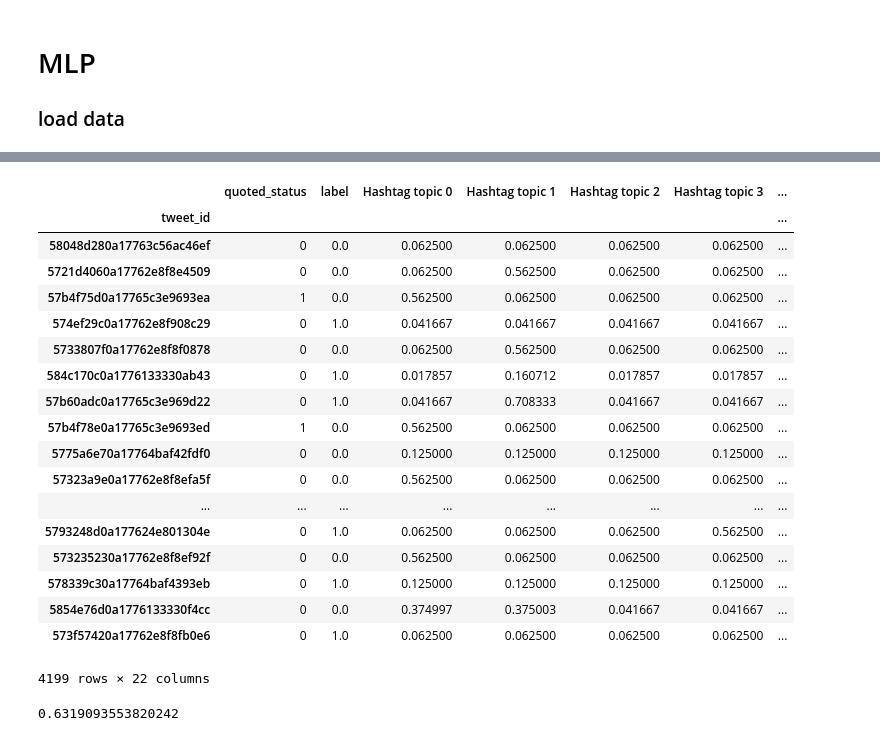
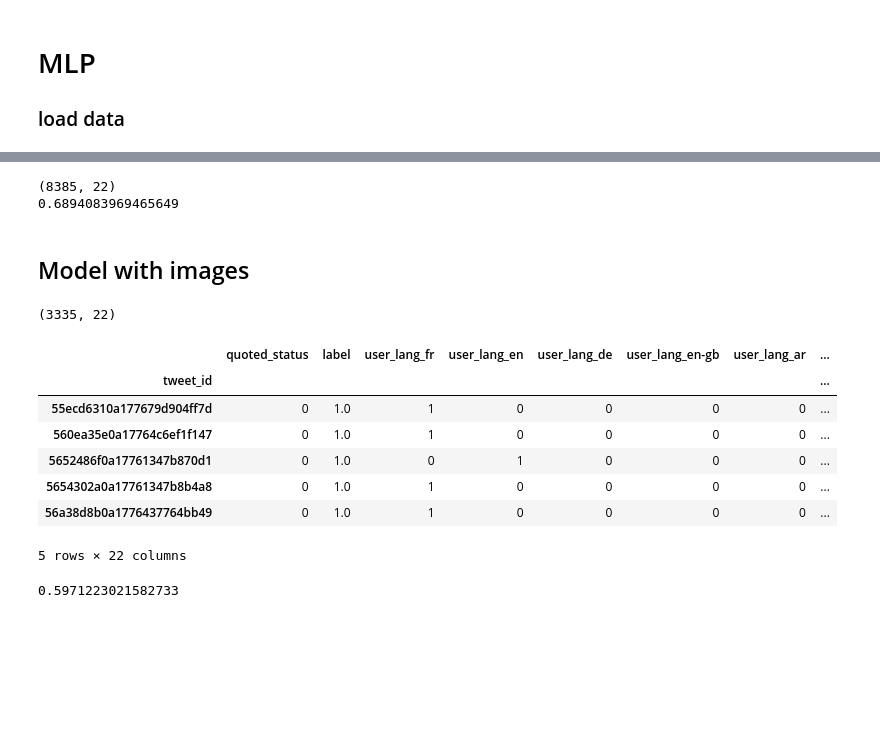
Before and after one commit to valstrl/CSM-project, a Jupyter notebook: mlp.ipynb, the cells around one changed output, grey strips where cells are left out. Saved outputs shown, nothing was run; the diff lists cells and outputs as text; code cells hidden in the pictures; blank space fills up the shorter version.

```diff
--- a/mlp.ipynb
+++ b/mlp.ipynb
@@ -119,34 +109,47 @@ Index([u'quoted_status', u'label', u'Hashtag topic 0', u'Hashtag topic 1',
 # %%
+gt_hashtag=gt[~gt['hashtags'].isnull()]
+gt_hashtag=gt_hashtag.drop(['hashtags'] + img_col + topic_col, axis= 1)
+print(gt_hashtag.shape)
+gt_hashtag.head()
+
 gt_hashtag = gt_hashtag.sample(frac=1)
 train_hashtag=gt_hashtag.iloc[0:int(round(0.5*gt_hashtag.shape[0]))]
 val_hashtag=gt_hashtag.iloc[ int(round(0.5*gt_hashtag.shape[0])): int(round(0.75*gt_hashtag.shape[0]))]
 test_hashtag=gt_hashtag.iloc[int(round(0.75*gt_hashtag.shape[0])): int(gt_hashtag.shape[0])]
+
+mlp_hashtag= MLPClassifier(activation ='relu', solver='adam') #alpha=0.0001 #batch size =200 , max_iter 200
+mlp_hashtag.fit(train_hashtag.drop('label',axis=1).fillna(0), train_hashtag['label'].fillna(0).astype(int))
+score_hashtag = mlp_hashtag.score(test_hashtag.drop('label', axis =1).fillna(0),test_hashtag['label'].fillna(0).astype(int))
+print(score_hashtag)
+# %% [output]
+(8385, 22)
+0.6894083969465649
-# %%
-train_hashtag
-# %% [output]
-|  | quoted_status | label | Hashtag topic 0 | Hashtag topic 1 | Hashtag topic 2 | Hashtag topic 3 | ... |
-| tweet_id |  |  |  |  |  |  | ... |
-| 58048d280a17763c56ac46ef | 0 | 0.0 | 0.062500 | 0.062500 | 0.062500 | 0.062500 | ... |
-| 5721d4060a17762e8f8e4509 | 0 | 0.0 | 0.062500 | 0.562500 | 0.062500 | 0.062500 | ... |
-| 57b4f75d0a17765c3e9693ea | 1 | 0.0 | 0.562500 | 0.062500 | 0.062500 | 0.062500 | ... |
-| 574ef29c0a17762e8f908c29 | 0 | 1.0 | 0.041667 | 0.041667 | 0.041667 | 0.041667 | ... |
-| 5733807f0a17762e8f8f0878 | 0 | 0.0 | 0.062500 | 0.562500 | 0.062500 | 0.062500 | ... |
-| 584c170c0a1776133330ab43 | 0 | 1.0 | 0.017857 | 0.160712 | 0.017857 | 0.017857 | ... |
-| 57b60adc0a17765c3e969d22 | 0 | 1.0 | 0.041667 | 0.708333 | 0.041667 | 0.041667 | ... |
-| 57b4f78e0a17765c3e9693ed | 1 | 0.0 | 0.562500 | 0.062500 | 0.062500 | 0.062500 | ... |
-| 5775a6e70a17764baf42fdf0 | 0 | 0.0 | 0.125000 | 0.125000 | 0.125000 | 0.125000 | ... |
-| 57323a9e0a17762e8f8efa5f | 0 | 0.0 | 0.562500 | 0.062500 | 0.062500 | 0.062500 | ... |
-| ... | ... | ... | ... | ... | ... | ... | ... |
-| 5793248d0a177624e801304e | 0 | 1.0 | 0.062500 | 0.062500 | 0.062500 | 0.562500 | ... |
-| 573235230a17762e8f8ef92f | 0 | 0.0 | 0.562500 | 0.062500 | 0.062500 | 0.062500 | ... |
-| 578339c30a17764baf4393eb | 0 | 1.0 | 0.125000 | 0.125000 | 0.125000 | 0.125000 | ... |
-| 5854e76d0a1776133330f4cc | 0 | 0.0 | 0.374997 | 0.375003 | 0.041667 | 0.041667 | ... |
-| 573f57420a17762e8f8fb0e6 | 0 | 1.0 | 0.062500 | 0.062500 | 0.062500 | 0.062500 | ... |
-4199 rows × 22 columns
+# %% [markdown]
+## Model with images
+# %%
+gt_image=gt[~gt['image_class'].isnull()]
+gt_image=gt_image.drop(['hashtags'] + hashtag_col + topic_col + ['image_class', 'image_score'], axis= 1)
+print(gt_image.shape)
+gt_image.head()
+# %% [output]
+(3335, 22)
+|  | quoted_status | label | user_lang_fr | user_lang_en | user_lang_de | user_lang_en-gb | user_lang_ar | ... |
+| tweet_id |  |  |  |  |  |  |  | ... |
+| 55ecd6310a177679d904ff7d | 0 | 1.0 | 1 | 0 | 0 | 0 | 0 | ... |
+| 560ea35e0a17764c6ef1f147 | 0 | 1.0 | 1 | 0 | 0 | 0 | 0 | ... |
+| 5652486f0a17761347b870d1 | 0 | 1.0 | 0 | 1 | 0 | 0 | 0 | ... |
+| 5654302a0a17761347b8b4a8 | 0 | 1.0 | 1 | 0 | 0 | 0 | 0 | ... |
+| 56a38d8b0a1776437764bb49 | 0 | 1.0 | 1 | 0 | 0 | 0 | 0 | ... |
+5 rows × 22 columns
 # %%
-mlp_hashtag= MLPClassifier(activation ='relu', solver='adam') #alpha=0.0001 #batch size =200 , max_iter 200
-mlp_hashtag.fit(train_hashtag.drop('label',axis=1).fillna(0), train_hashtag['label'].fillna(0).astype(int))
-score_hashtag = mlp_hashtag.score(test_hashtag.drop('label', axis =1).fillna(0),test_hashtag['label'].fillna(0).astype(int))
-print(score)
+gt_image = gt_image.sample(frac=1)
+train_image=gt_image.iloc[0:int(round(0.5*gt_image.shape[0]))]
+val_image=gt_image.iloc[ int(round(0.5*gt_image.shape[0])): int(round(0.75*gt_image.shape[0]))]
+test_image=gt_image.iloc[int(round(0.75*gt_image.shape[0])): int(gt_image.shape[0])]
+
+mlp_image= MLPClassifier(activation ='relu', solver='adam') #alpha=0.0001 #batch size =200 , max_iter 200
+mlp_image.fit(train_image.drop('label',axis=1).fillna(0), train_image['label'].fillna(0).astype(int))
+score_image = mlp_image.score(test_image.drop('label', axis =1).fillna(0),test_image['label'].fillna(0).astype(int))
+print(score_image)
 # %% [output]
-0.6319093553820242
+0.5971223021582733
```
Also changed, not shown: parts of 18 cells of this notebook.
